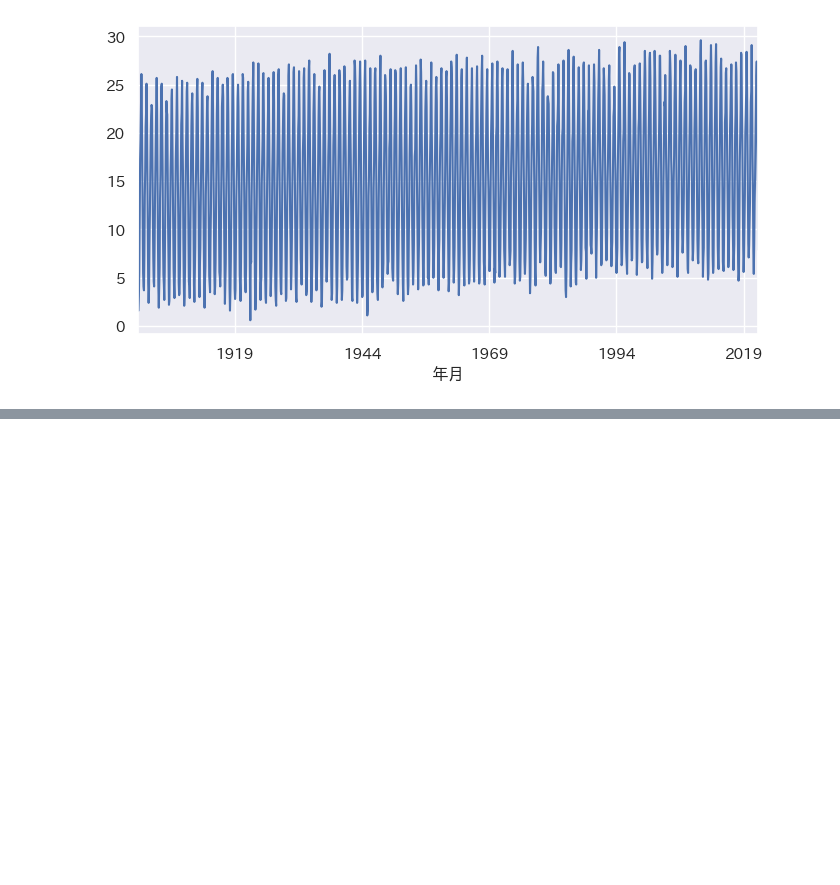
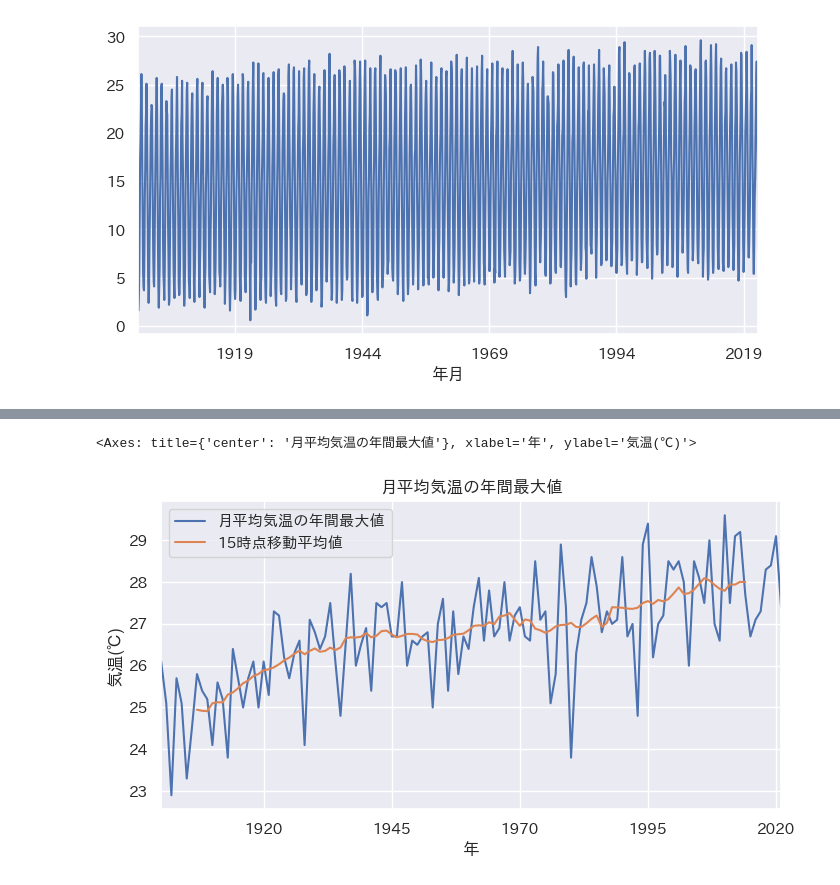
Before and after one commit to maton369/Python_Time_Series_Intro, a Jupyter notebook: 2-5-Pythonによる時系列分析の基本.ipynb, the cells around one changed output, grey strips where cells are left out. Cells and saved outputs as stored; diff of their text form; code cells hidden in the pictures; blank space fills up the shorter version.

```diff
--- a/2-5-Pythonによる時系列分析の基本.ipynb
+++ b/2-5-Pythonによる時系列分析の基本.ipynb
@@ -632,0 +769,49 @@ weather_month["平均気温(℃)"].plot()
+# %%
+# -------------------------------------------------------
+# 📊 月平均気温の年間「最大値」をもとに長期トレンドを分析するコード
+# -------------------------------------------------------
+
+# 処理の目的：
+#   - 各年における「最も暑い月（平均気温が最大の月）」を抽出し、
+#     年ごとの最高気温傾向を分析する。
+#   - 短期的な年ごとのばらつきを平滑化するために、
+#     15年間の中心化移動平均を算出して長期的な上昇傾向を確認する。
+
+# 処理手順：
+# -------------------------------------------------------
+# ① 年ごとの月平均気温の最大値を計算：
+#     - weather_month['平均気温(℃)'] を対象に resample('YS').max() を実行。
+#     - これにより「その年の中で最も暑い月の平均気温」が得られる。
+
+# ② 15年中心化移動平均を計算：
+#     - rolling(window=15, center=True).mean() により、
+#       15年間の平均値を「中央」に配置して平滑化。
+#     - 年ごとのばらつきを除去し、長期的な温暖化傾向を把握。
+
+# ③ 可視化：
+#     - 原系列（年ごとの最大月平均気温）と移動平均を重ねて描画。
+#     - タイトルに「月平均気温の年間最大値」と明示し、
+#       長期的な気候変動を視覚的に理解できるようにする。
+
+# 結果の読み方：
+#     - 折れ線（青）：各年の「最も暑い月の平均気温」。
+#     - 平滑線（オレンジ）：15年単位の長期的な気温上昇傾向。
+# -------------------------------------------------------
+
+# 年ごとの最大月平均気温を算出
+weather_year["月平均気温の年間最大値"] = (
+    weather_month["平均気温(℃)"].resample("YS").max()
+)
+
+# 15年中心化移動平均を算出
+weather_year["15時点移動平均値"] = (
+    weather_year["月平均気温の年間最大値"].rolling(window=15, center=True).mean()
+)
+
+# 折れ線グラフで比較表示
+weather_year[["月平均気温の年間最大値", "15時点移動平均値"]].plot(
+    title="月平均気温の年間最大値", xlabel="年", ylabel="気温(℃)"
+)
+# %% [output]
+<Axes: title={'center': '月平均気温の年間最大値'}, xlabel='年', ylabel='気温(℃)'>
+[figure, added]
```
Also changed, not shown: parts of 4 cells of this notebook.
